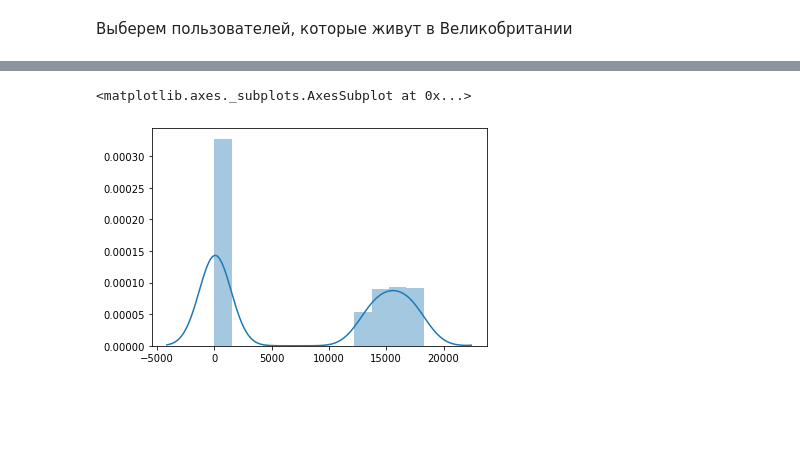
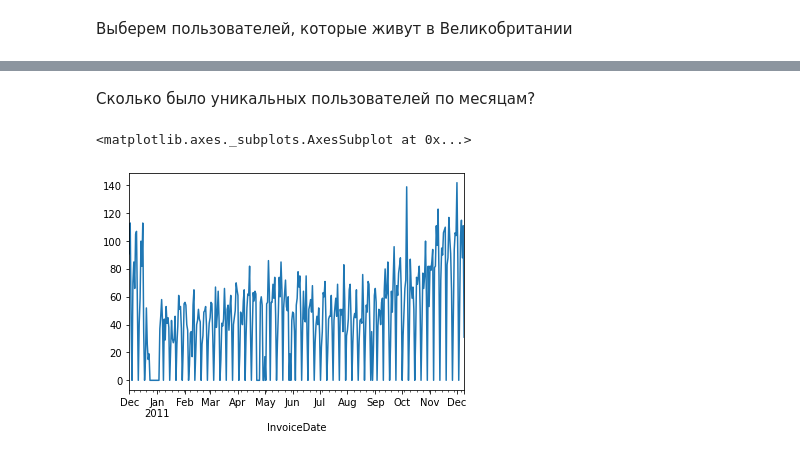
Before and after one commit to probabylity/education, a Jupyter notebook: Data analysis in Pandas.ipynb, the cells around one changed output, grey strips where cells are left out. Drawn from its saved outputs; the diff is of its cells as text; code cells hidden in the pictures; blank space fills up the shorter version.

```diff
--- a/Data analysis in Pandas.ipynb
+++ b/Data analysis in Pandas.ipynb
@@ -151,5 +148,9 @@ transaction_data = UK_data.groupby('CustomerID', as_index = False) \
-# %%
-sns.distplot(transaction_data)
-# %% [output]
-<matplotlib.axes._subplots.AxesSubplot at 0x...>
-[figure, removed]
+# %% [markdown]
+Сколько было уникальных пользователей по месяцам?
+# %%
+UK_data.index = UK_data.InvoiceDate
+# %%
+UK_data.resample('D').CustomerID.nunique().plot()
+# %% [output]
+<matplotlib.axes._subplots.AxesSubplot at 0x...>
+[figure, added]
```
Also changed, not shown: parts of 9 cells of this notebook.
